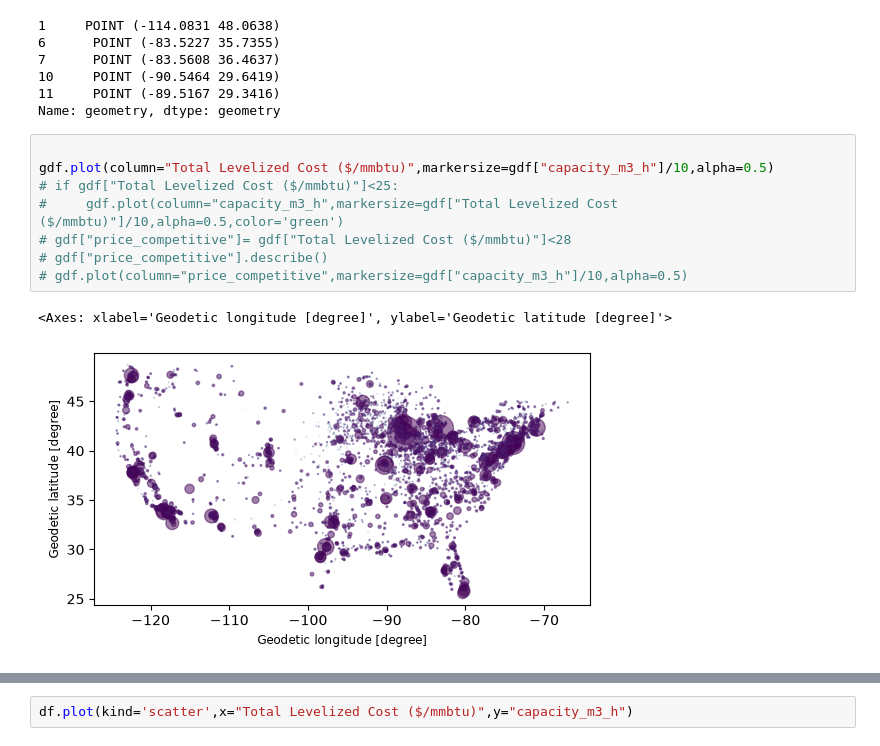
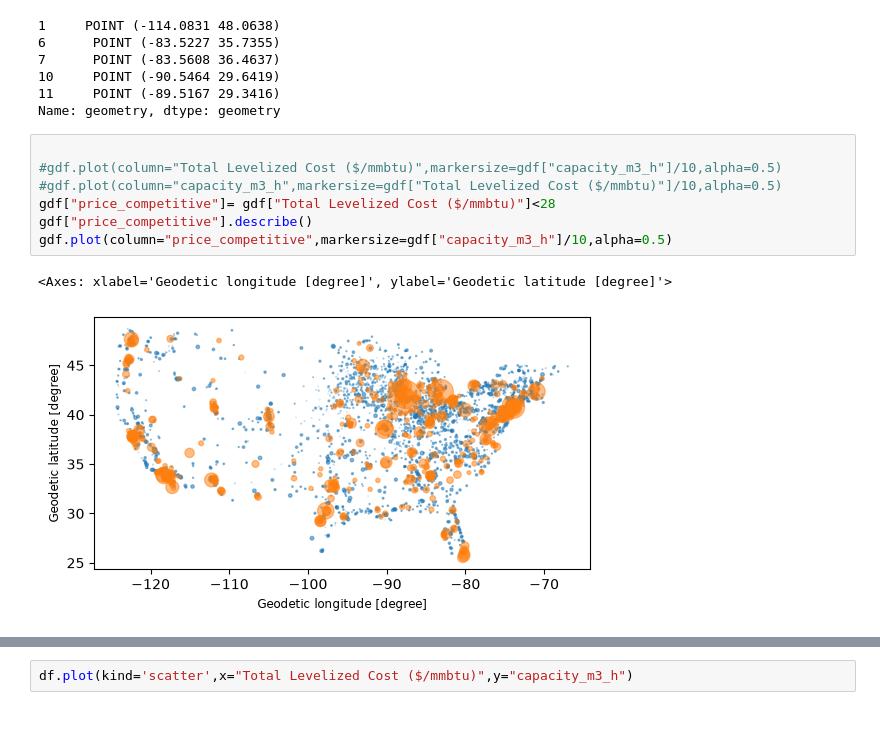
Before and after one commit to JJE-10/biogas-upgrading-project, a Jupyter notebook: sorting_ad_cwns.ipynb, the cells around one changed output, grey strips where cells are left out. Drawn from its saved outputs; the diff is of its cells as text.

```diff
--- a/sorting_ad_cwns.ipynb
+++ b/sorting_ad_cwns.ipynb
@@ -187,13 +187,12 @@ gdf.geometry.head()
 Name: geometry, dtype: geometry
 # %%
 
-gdf.plot(column="Total Levelized Cost ($/mmbtu)",markersize=gdf["capacity_m3_h"]/10,alpha=0.5)
-# if gdf["Total Levelized Cost ($/mmbtu)"]<25:
-#     gdf.plot(column="capacity_m3_h",markersize=gdf["Total Levelized Cost ($/mmbtu)"]/10,alpha=0.5,color='green')
-# gdf["price_competitive"]= gdf["Total Levelized Cost ($/mmbtu)"]<28
-# gdf["price_competitive"].describe()
-# gdf.plot(column="price_competitive",markersize=gdf["capacity_m3_h"]/10,alpha=0.5)
+#gdf.plot(column="Total Levelized Cost ($/mmbtu)",markersize=gdf["capacity_m3_h"]/10,alpha=0.5)
+#gdf.plot(column="capacity_m3_h",markersize=gdf["Total Levelized Cost ($/mmbtu)"]/10,alpha=0.5)
+gdf["price_competitive"]= gdf["Total Levelized Cost ($/mmbtu)"]<28
+gdf["price_competitive"].describe()
+gdf.plot(column="price_competitive",markersize=gdf["capacity_m3_h"]/10,alpha=0.5)
 # %% [output]
 <Axes: xlabel='Geodetic longitude [degree]', ylabel='Geodetic latitude [degree]'>
-[figure, old version]
+[figure, new version]
 # %%
```
Also changed, not shown: parts of 1 cell of this notebook.
